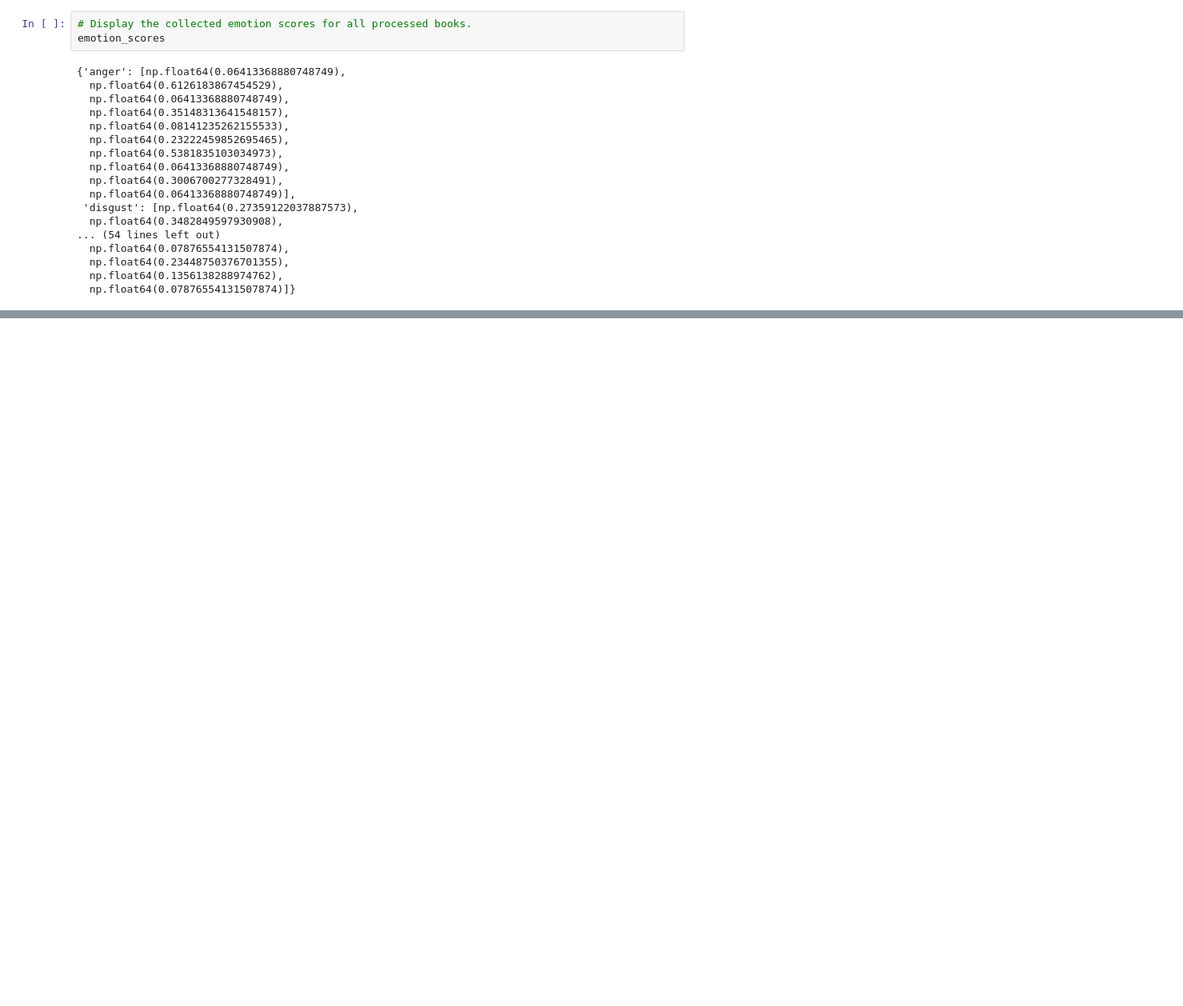
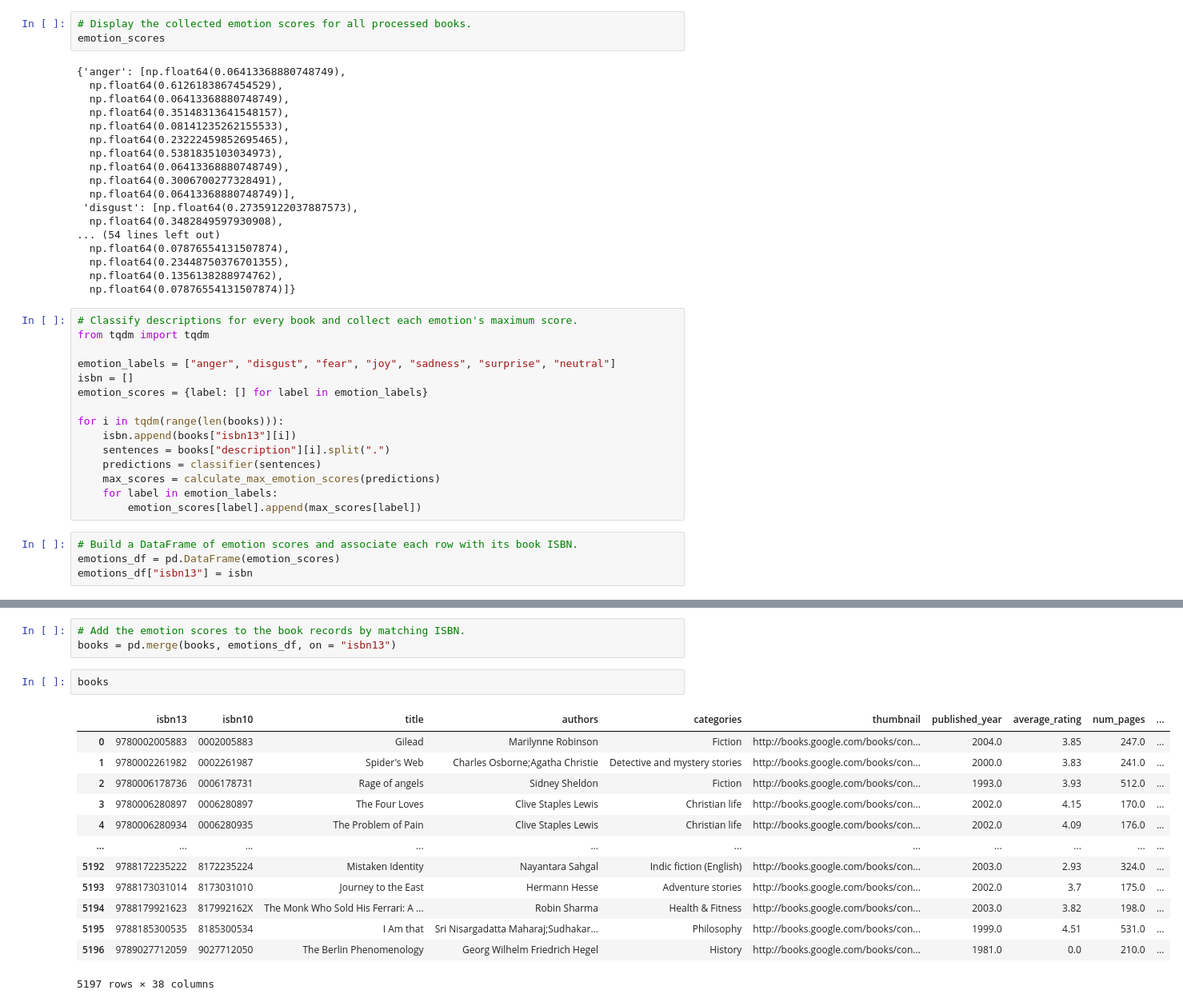
Before and after one commit to fatimaov/semantic-book-recommender, a Jupyter notebook: sentiment-analysis.ipynb, the cells around one changed output, grey strips where cells are left out. Shown at 80% size. Cells and saved outputs as stored; diff of their text form; blank space fills up the shorter version.

Commit message:
feat(sentiment-analysis): generate emotion-enriched book dataset

```diff
--- a/sentiment-analysis.ipynb
+++ b/sentiment-analysis.ipynb
@@ -152,3 +152,22 @@ emotion_scores
   np.float64(0.23448750376701355),
   np.float64(0.1356138288974762),
   np.float64(0.07876554131507874)]}
+# %%
+# Classify descriptions for every book and collect each emotion's maximum score.
+from tqdm import tqdm
+
+emotion_labels = ["anger", "disgust", "fear", "joy", "sadness", "surprise", "neutral"]
+isbn = []
+emotion_scores = {label: [] for label in emotion_labels}
+
+for i in tqdm(range(len(books))):
+    isbn.append(books["isbn13"][i])
+    sentences = books["description"][i].split(".")
+    predictions = classifier(sentences)
+    max_scores = calculate_max_emotion_scores(predictions)
+    for label in emotion_labels:
+        emotion_scores[label].append(max_scores[label])
+# %%
+# Build a DataFrame of emotion scores and associate each row with its book ISBN.
+emotions_df = pd.DataFrame(emotion_scores)
+emotions_df["isbn13"] = isbn
@@ -154,0 +190,19 @@ emotion_scores
+# %%
+# Add the emotion scores to the book records by matching ISBN.
+books = pd.merge(books, emotions_df, on = "isbn13")
+# %%
+books
+# %% [output]
+|  | isbn13 | isbn10 | title | authors | categories | thumbnail | published_year | average_rating | num_pages | ... |
+| 0 | 9780002005883 | 0002005883 | Gilead | Marilynne Robinson | Fiction | http://books.google.com/books/con... | 2004.0 | 3.85 | 247.0 | ... |
+| 1 | 9780002261982 | 0002261987 | Spider's Web | Charles Osborne;Agatha Christie | Detective and mystery stories | http://books.google.com/books/con... | 2000.0 | 3.83 | 241.0 | ... |
+| 2 | 9780006178736 | 0006178731 | Rage of angels | Sidney Sheldon | Fiction | http://books.google.com/books/con... | 1993.0 | 3.93 | 512.0 | ... |
+| 3 | 9780006280897 | 0006280897 | The Four Loves | Clive Staples Lewis | Christian life | http://books.google.com/books/con... | 2002.0 | 4.15 | 170.0 | ... |
+| 4 | 9780006280934 | 0006280935 | The Problem of Pain | Clive Staples Lewis | Christian life | http://books.google.com/books/con... | 2002.0 | 4.09 | 176.0 | ... |
+| ... | ... | ... | ... | ... | ... | ... | ... | ... | ... | ... |
+| 5192 | 9788172235222 | 8172235224 | Mistaken Identity | Nayantara Sahgal | Indic fiction (English) | http://books.google.com/books/con... | 2003.0 | 2.93 | 324.0 | ... |
+| 5193 | 9788173031014 | 8173031010 | Journey to the East | Hermann Hesse | Adventure stories | http://books.google.com/books/con... | 2002.0 | 3.7 | 175.0 | ... |
+| 5194 | 9788179921623 | 817992162X | The Monk Who Sold His Ferrari: A ... | Robin Sharma | Health & Fitness | http://books.google.com/books/con... | 2003.0 | 3.82 | 198.0 | ... |
+| 5195 | 9788185300535 | 8185300534 | I Am that | Sri Nisargadatta Maharaj;Sudhakar... | Philosophy | http://books.google.com/books/con... | 1999.0 | 4.51 | 531.0 | ... |
+| 5196 | 9789027712059 | 9027712050 | The Berlin Phenomenology | Georg Wilhelm Friedrich Hegel | History | http://books.google.com/books/con... | 1981.0 | 0.0 | 210.0 | ... |
+5197 rows × 38 columns
```
Also changed, not shown: parts of 2 cells of this notebook.
